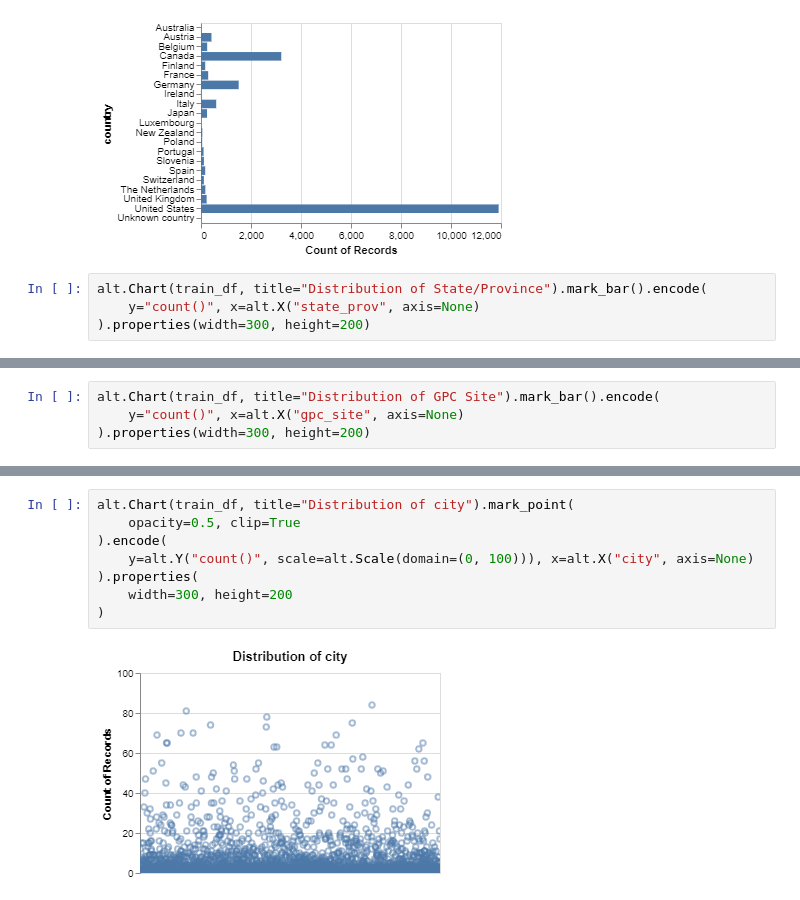
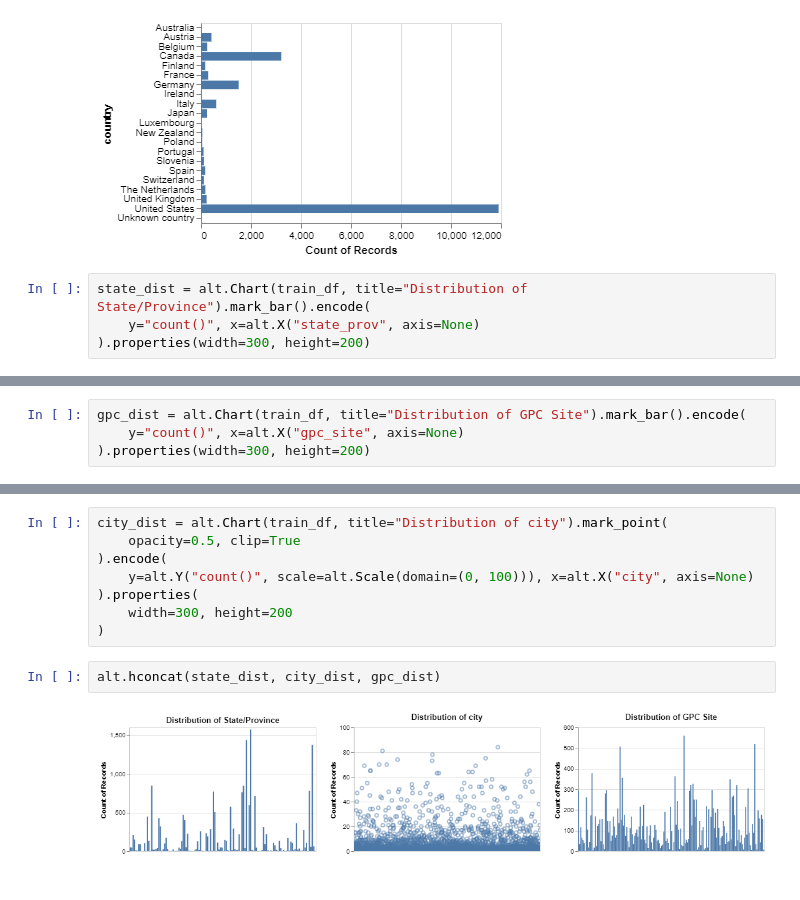
Before and after one commit to UBC-MDS/Giant_Pumpkins_Weight_Prediction, a Jupyter notebook: src/eda/pumpkin_eda.ipynb, the cells around one changed output, grey strips where cells are left out. Drawn from its saved outputs; the diff is of its cells as text.

Commit message:
Add more plots for pairwise relationship

```diff
--- a/src/eda/pumpkin_eda.ipynb
+++ b/src/eda/pumpkin_eda.ipynb
@@ -95,6 +135,6 @@ alt.Chart(train_df).mark_bar().encode(x="count()", y=alt.Y("country")).propertie
 # %% [output]
 [figure]
 # %%
-alt.Chart(train_df, title="Distribution of State/Province").mark_bar().encode(
+state_dist = alt.Chart(train_df, title="Distribution of State/Province").mark_bar().encode(
     y="count()", x=alt.X("state_prov", axis=None)
 ).properties(width=300, height=200)
@@ -103,4 +141,4 @@ alt.Chart(train_df, title="Distribution of State/Province").mark_bar().encode(
 # %%
-alt.Chart(train_df, title="Distribution of GPC Site").mark_bar().encode(
+gpc_dist = alt.Chart(train_df, title="Distribution of GPC Site").mark_bar().encode(
     y="count()", x=alt.X("gpc_site", axis=None)
 ).properties(width=300, height=200)
@@ -109,10 +145,12 @@ alt.Chart(train_df, title="Distribution of GPC Site").mark_bar().encode(
 # %%
-alt.Chart(train_df, title="Distribution of city").mark_point(
+city_dist = alt.Chart(train_df, title="Distribution of city").mark_point(
     opacity=0.5, clip=True
 ).encode(
     y=alt.Y("count()", scale=alt.Scale(domain=(0, 100))), x=alt.X("city", axis=None)
 ).properties(
     width=300, height=200
 )
-# %% [output]
-[figure, removed]
+# %%
+alt.hconcat(state_dist, city_dist, gpc_dist)
+# %% [output]
+[figure, added]
```
Also changed, not shown: parts of 14 cells of this notebook, 4 other files.
